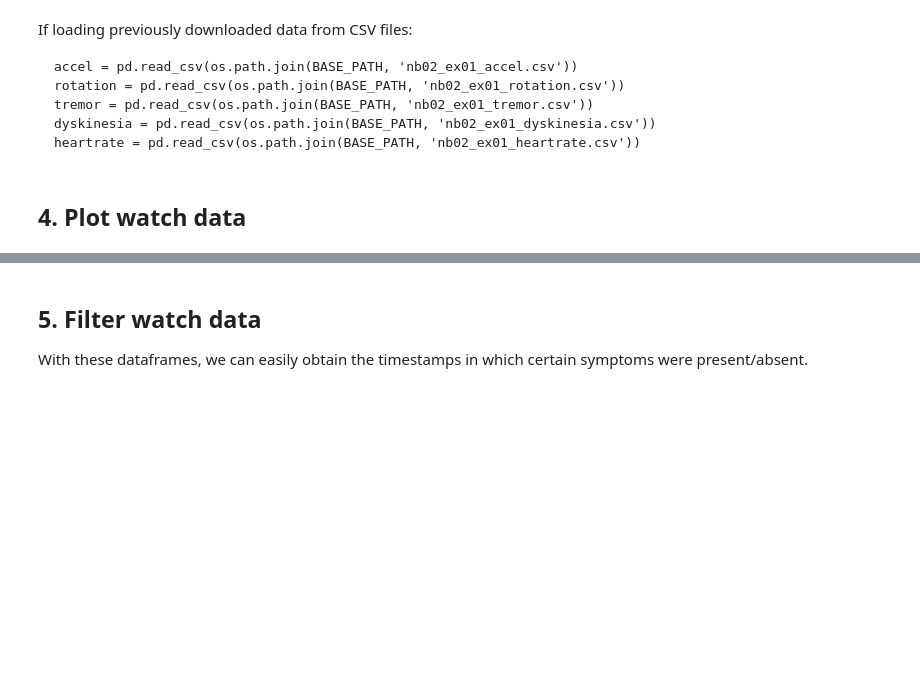
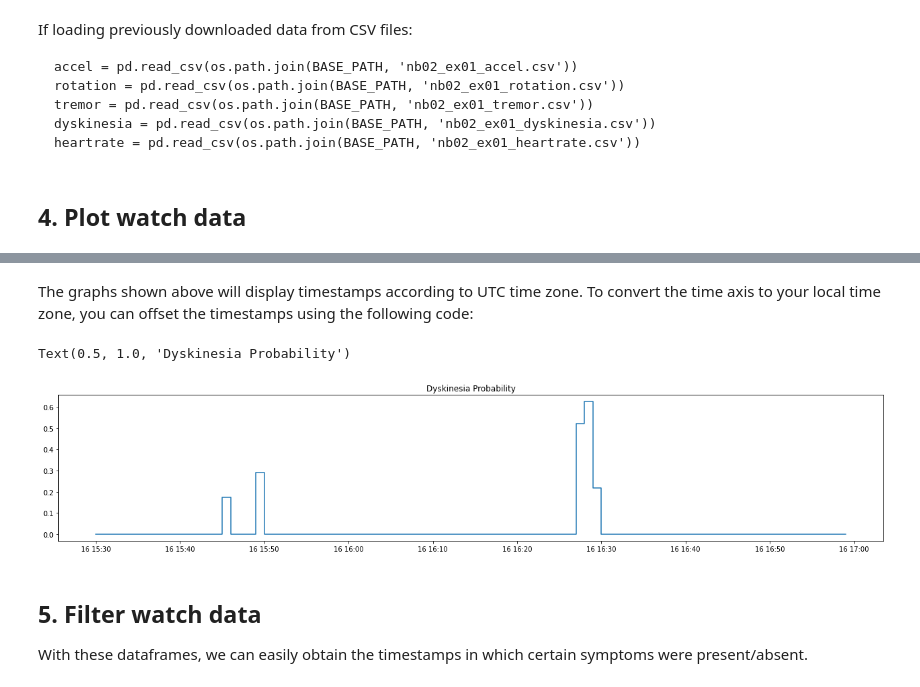
Before and after one commit to rune-labs/opensource, a Jupyter notebook: jupyter-notebook-templates/02_download_watch_data.ipynb, the cells around one changed output, grey strips where cells are left out. Cells and saved outputs as stored; diff of their text form; code cells hidden in the pictures; blank space fills up the shorter version.

```diff
--- a/jupyter-notebook-templates/02_download_watch_data.ipynb
+++ b/jupyter-notebook-templates/02_download_watch_data.ipynb
@@ -178,3 +170,23 @@ ax[4].set_title('Heart Rate');
+# %% [markdown]
+The graphs shown above will display timestamps according to UTC time zone. To convert the time axis to your local time zone, you can offset the timestamps using the following code:
+# %%
+import time
+# check if daylight savings applies to your timezone
+is_dst = time.daylight and time.localtime().tm_isdst > 0
+
+# find the offset from utc
+utc_offset = - (time.altzone if is_dst else time.timezone)
+
+# shift timestamps from UTC to local time
+local_times = dyskinesia.time.copy()
+local_times += utc_offset
+
+fig, ax = plt.subplots(1, figsize=(22, 4))
+ax.plot(pd.to_datetime(local_times, unit='s'), dyskinesia.probability, drawstyle='steps-post')
+ax.set_title('Dyskinesia Probability')
+# %% [output]
+Text(0.5, 1.0, 'Dyskinesia Probability')
+[figure, added]
 # %% [markdown]
 ## 5. Filter watch data
 
```
Also changed, not shown: parts of 10 cells of this notebook, 4 other files.
